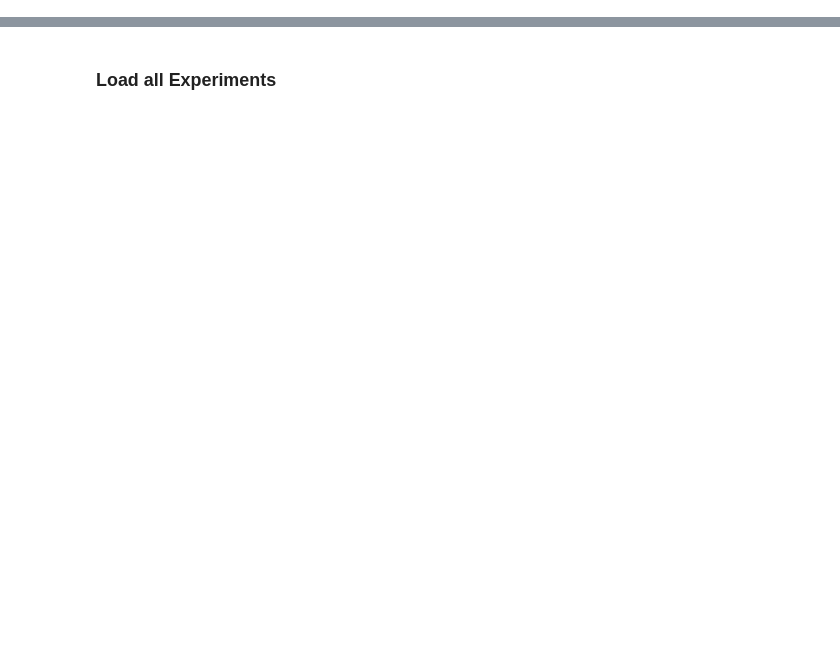
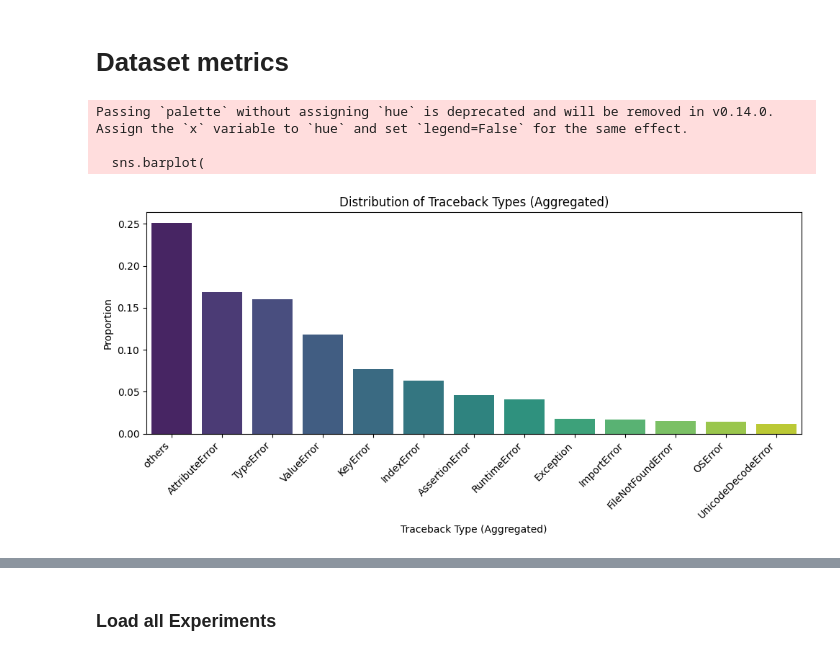
Before and after one commit to FernandoZanchitta/BugDetectiveAI, a Jupyter notebook: Bugdetectiveai/scr/notebooks/stats.ipynb, the cells around one changed output, grey strips where cells are left out. Cells and saved outputs as stored; diff of their text form; code cells hidden in the pictures; blank space fills up the shorter version.

```diff
--- a/Bugdetectiveai/scr/notebooks/stats.ipynb
+++ b/Bugdetectiveai/scr/notebooks/stats.ipynb
@@ -17,0 +103,40 @@ data_path = '/Users/zanchitta/Developer/BugDetectiveAI/Bugdetectiveai/data/check
+# %% [markdown]
+# Dataset metrics
+# %%
+buggy_train_df = load_buggy_dataset('train')
+# %%
+import matplotlib.pyplot as plt
+import seaborn as sns
+
+traceback_counts = buggy_train_df['traceback_type'].value_counts(normalize=True)
+major_categories = traceback_counts[traceback_counts >= 0.01].index.tolist()
+
+def aggregate_traceback_type(row):
+    if row['traceback_type'] in major_categories:
+        return row['traceback_type']
+    else:
+        return 'others'
+
+buggy_train_df['traceback_type_agg'] = buggy_train_df.apply(aggregate_traceback_type, axis=1)
+
+# Calculate the new distribution
+traceback_agg_dist = buggy_train_df['traceback_type_agg'].value_counts(normalize=True)
+
+# Plot the distribution
+plt.figure(figsize=(10, 5))
+sns.barplot(
+    x=traceback_agg_dist.index,
+    y=traceback_agg_dist.values,
+    palette="viridis"
+)
+plt.ylabel("Proportion")
+plt.xlabel("Traceback Type (Aggregated)")
+plt.title("Distribution of Traceback Types (Aggregated)")
+plt.xticks(rotation=45, ha='right')
+plt.tight_layout()
+plt.show()
+# %% [output]
+Passing `palette` without assigning `hue` is deprecated and will be removed in v0.14.0. Assign the `x` variable to `hue` and set `legend=False` for the same effect.
+
+  sns.barplot(
+[figure, added]
```
Also changed, not shown: parts of 7 cells of this notebook, 1 other file.
